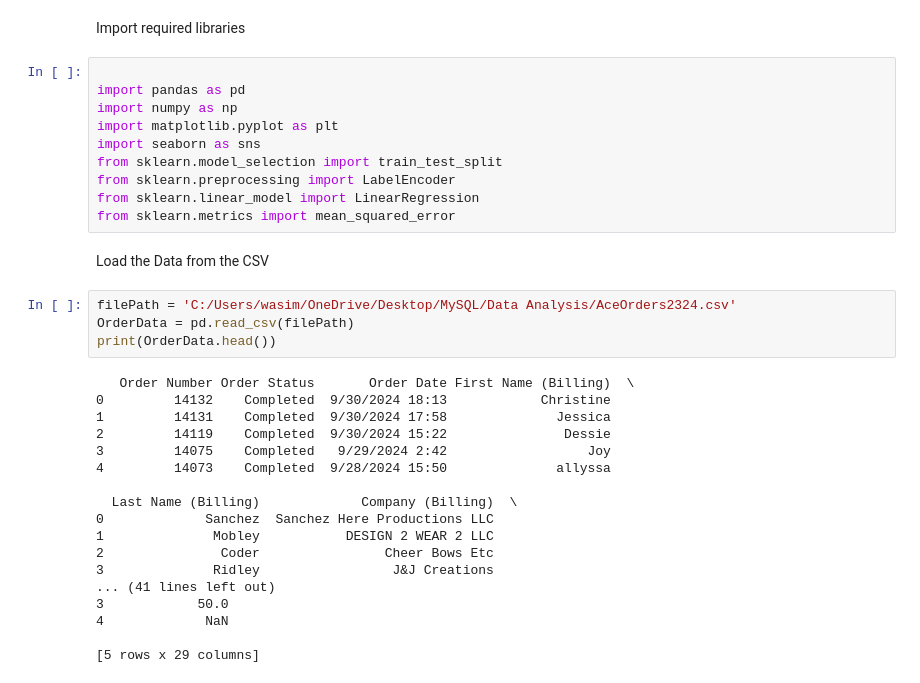
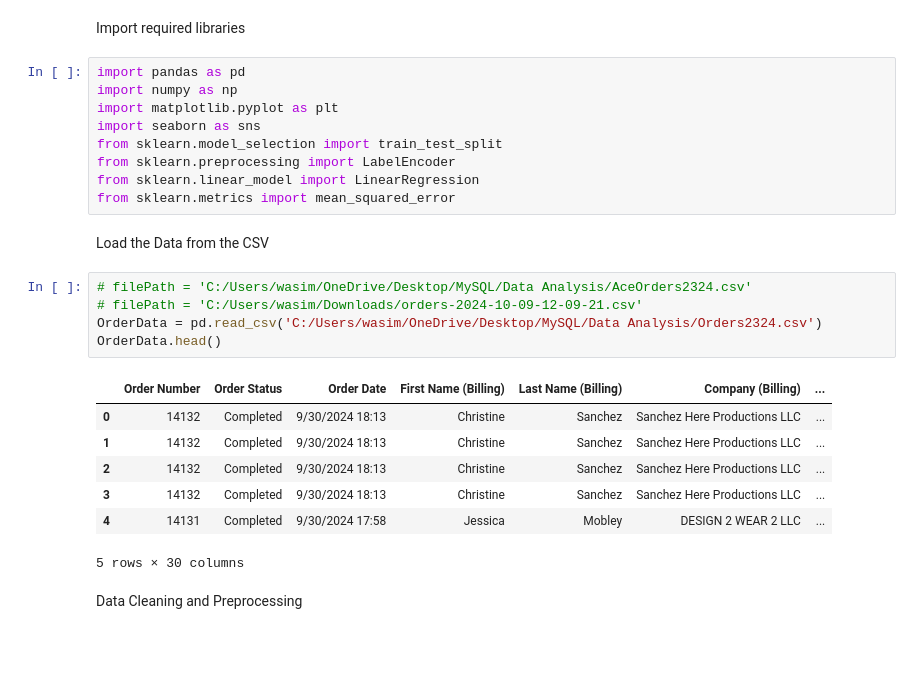
Before and after one commit to wasimranacse/Sales-Analysis-Machine-Learning-Predictions-Using-Python, a Jupyter notebook: SalesAnalysis - MachineLearning.ipyeb.ipynb, the cells around one changed output. Drawn from its saved outputs; the diff is of its cells as text; blank space fills up the shorter version.

```diff
--- a/SalesAnalysis - MachineLearning.ipyeb.ipynb
+++ b/SalesAnalysis - MachineLearning.ipyeb.ipynb
@@ -1,7 +1,6 @@
 # %% [markdown]
 Import required libraries
 # %%
-
 import pandas as pd
 import numpy as np
 import matplotlib.pyplot as plt
@@ -13,24 +12,17 @@ from sklearn.metrics import mean_squared_error
 # %% [markdown]
 Load the Data from the CSV
 # %%
-filePath = 'C:/Users/wasim/OneDrive/Desktop/MySQL/Data Analysis/AceOrders2324.csv'
-OrderData = pd.read_csv(filePath)
-print(OrderData.head())
+# filePath = 'C:/Users/wasim/OneDrive/Desktop/MySQL/Data Analysis/AceOrders2324.csv'
+# filePath = 'C:/Users/wasim/Downloads/orders-2024-10-09-12-09-21.csv'
+OrderData = pd.read_csv('C:/Users/wasim/OneDrive/Desktop/MySQL/Data Analysis/Orders2324.csv')
+OrderData.head()
 # %% [output]
+|  | Order Number | Order Status | Order Date | First Name (Billing) | Last Name (Billing) | Company (Billing) | ... |
+| 0 | 14132 | Completed | 9/30/2024 18:13 | Christine | Sanchez | Sanchez Here Productions LLC | ... |
+| 1 | 14132 | Completed | 9/30/2024 18:13 | Christine | Sanchez | Sanchez Here Productions LLC | ... |
+| 2 | 14132 | Completed | 9/30/2024 18:13 | Christine | Sanchez | Sanchez Here Productions LLC | ... |
+| 3 | 14132 | Completed | 9/30/2024 18:13 | Christine | Sanchez | Sanchez Here Productions LLC | ... |
+| 4 | 14131 | Completed | 9/30/2024 17:58 | Jessica | Mobley | DESIGN 2 WEAR 2 LLC | ... |
-   Order Number Order Status       Order Date First Name (Billing)  \
-0         14132    Completed  9/30/2024 18:13            Christine
-1         14131    Completed  9/30/2024 17:58              Jessica
-2         14119    Completed  9/30/2024 15:22               Dessie
-3         14075    Completed   9/29/2024 2:42                  Joy
-4         14073    Completed  9/28/2024 15:50              allyssa
-
-  Last Name (Billing)             Company (Billing)  \
-0             Sanchez  Sanchez Here Productions LLC
-1              Mobley           DESIGN 2 WEAR 2 LLC
-2               Coder                Cheer Bows Etc
-3              Ridley                 J&J Creations
-... (41 lines left out)
-3            50.0
-4             NaN
-
-[5 rows x 29 columns]
+5 rows × 30 columns
+# %% [markdown]
+Data Cleaning and Preprocessing
```
Also changed, not shown: parts of 15 cells of this notebook, 1 other file.
